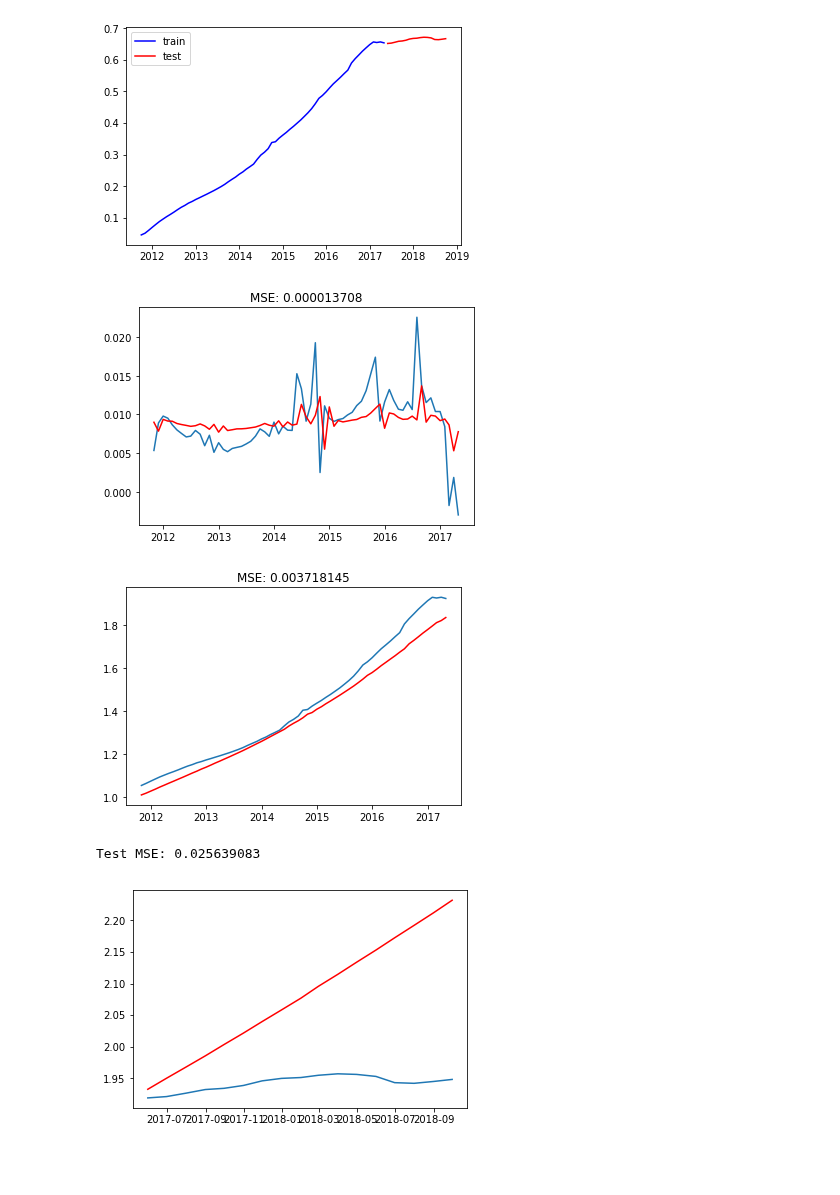
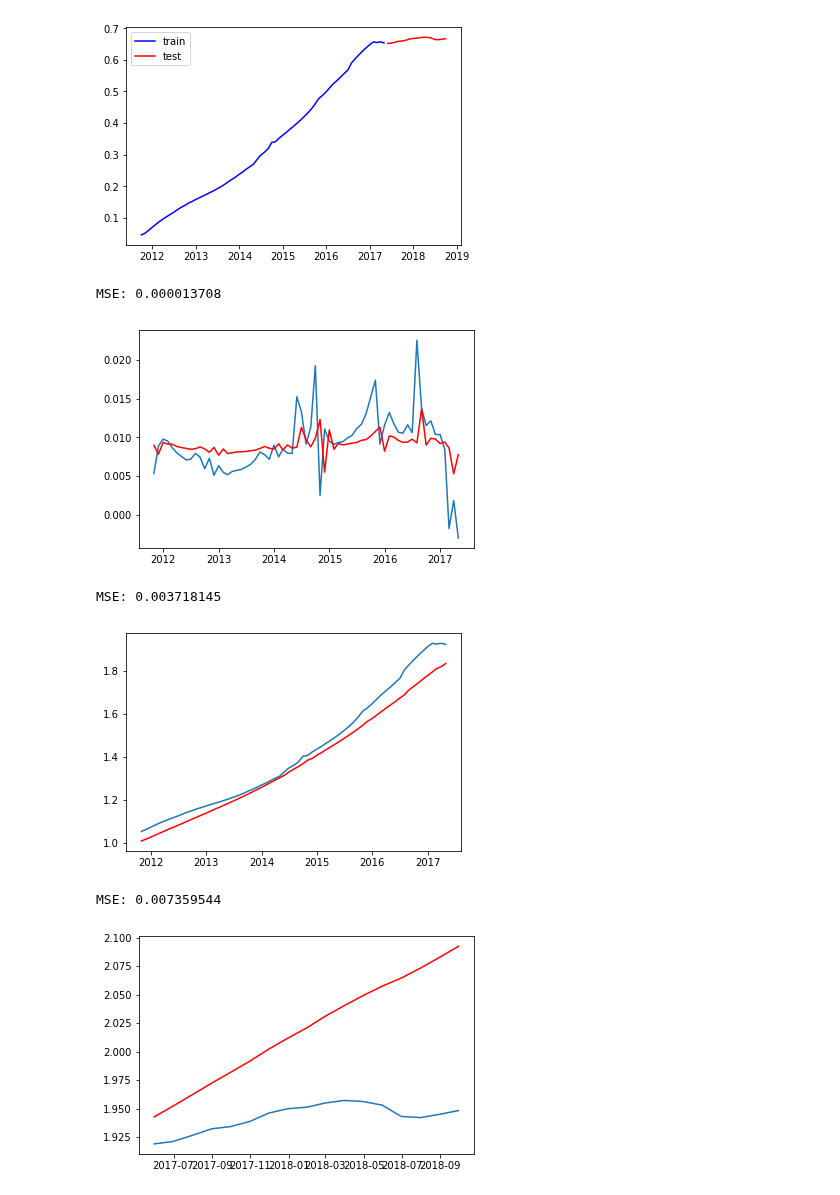
Before and after one commit to jorgealmeidajr/tcc-senai-timeseries, a Jupyter notebook: src/timeseries02-arima.ipynb, the cells around one changed output. Saved outputs shown, nothing was run; the diff lists cells and outputs as text; code cells hidden in the pictures; blank space fills up the shorter version.

```diff
--- a/src/timeseries02-arima.ipynb
+++ b/src/timeseries02-arima.ipynb
@@ -146,21 +148,22 @@ Dataset 'test' length:  17
 # %%
 # depois do Grid Search
 #Melhores parametros: ARIMA(0, 2, 0)
-arima_params = (0, 1, 1)
+arima_params = (0, 2, 0)
 
 model = ARIMA(train, order=arima_params)
 results_ARIMA = model.fit(disp=-1)
 
 #arima.print_dataframe_info(results_ARIMA.fittedvalues)
 
 train_size = int(len(ts_transform['ts_log_diff']) * constants.PORCENTAGEM)
 ts_train = ts_transform['ts_log_diff'][0:train_size]
 
 #arima.print_dataframe_info(ts_train)
 
 timeseries.plot_train_and_arima(ts_train, results_ARIMA)
 # %% [output]
+MSE: 0.000013708
-[figure, old version]
+[figure, new version]
 # %%
 predictions_ARIMA_diff = pd.Series(results_ARIMA.fittedvalues, copy=True)
 
@@ -180,11 +183,12 @@ ts_train = ts[1:train_size]
 
 timeseries.plot_train_and_predictions(ts_train, predictions_ARIMA)
 # %% [output]
+MSE: 0.003718145
-[figure, old version]
+[figure, new version]
 # %%
 historical, predictions = arima.forecast(train, test, arima_params)
 
 arima.plot_historical_and_predictions(historical, predictions, test)
 # %% [output]
-Test MSE: 0.025639083
+MSE: 0.007359544
-[figure, old version]
+[figure, new version]
```
Also changed, not shown: parts of 3 cells of this notebook, 4 other files.
